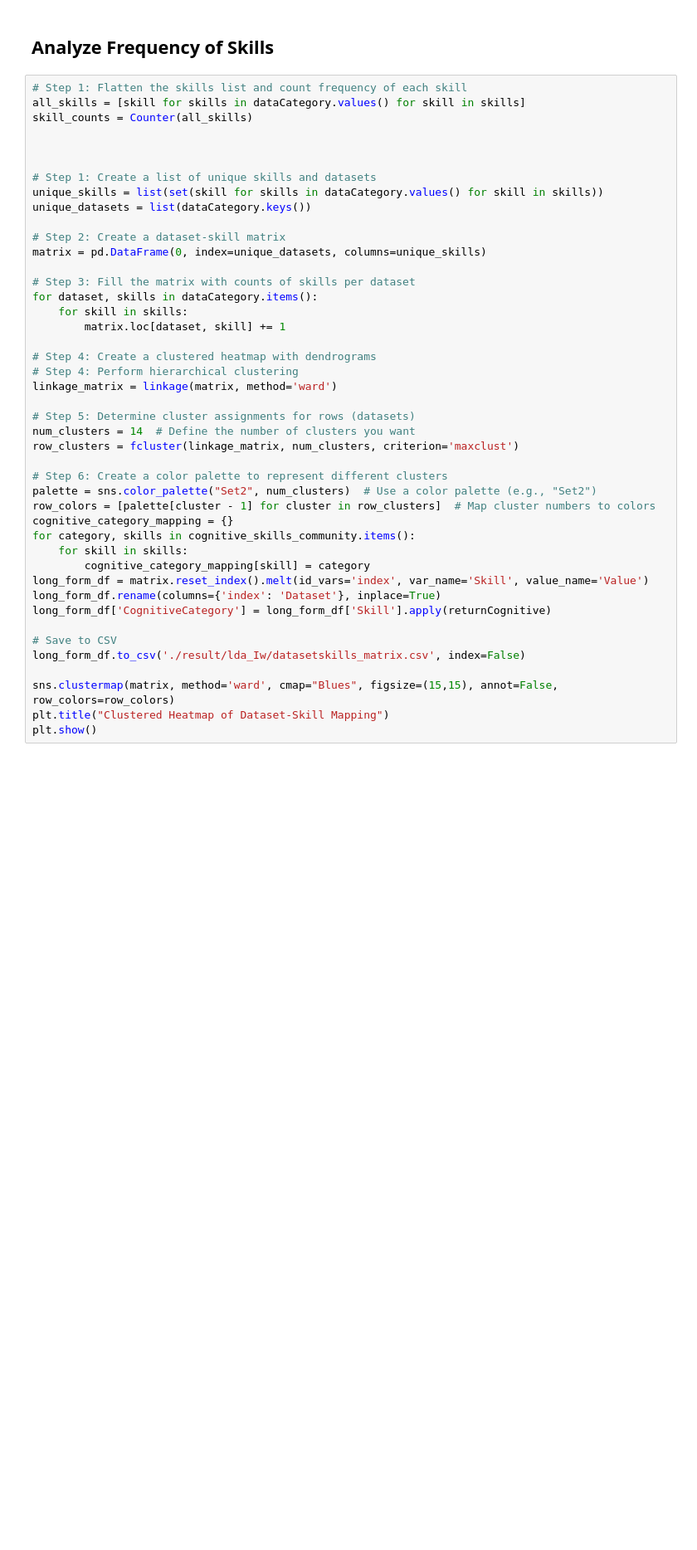
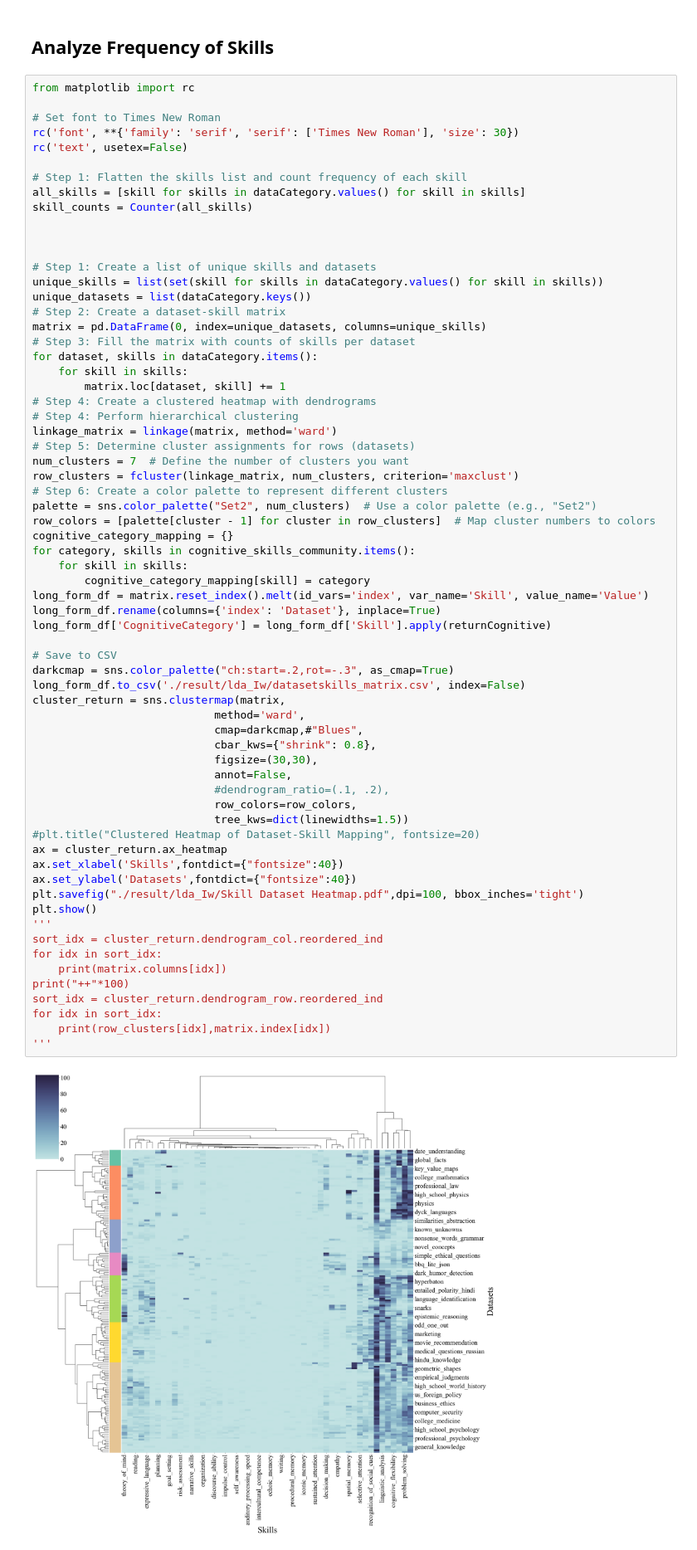
Before and after one commit to KBhandari11/LLMNeuron, a Jupyter notebook: Skills_Analysis_Importance_Analysis.ipynb, the cells around one changed output. Shown at 83% size. Drawn from its saved outputs; the diff is of its cells as text; blank space fills up the shorter version.

```diff
--- a/Skills_Analysis_Importance_Analysis.ipynb
+++ b/Skills_Analysis_Importance_Analysis.ipynb
@@ -47,6 +47,12 @@ def returnCognitive(x):
 # %% [markdown]
 ## Analyze Frequency of Skills
 # %%
+from matplotlib import rc
+
+# Set font to Times New Roman
+rc('font', **{'family': 'serif', 'serif': ['Times New Roman'], 'size': 30})
+rc('text', usetex=False)
+
 # Step 1: Flatten the skills list and count frequency of each skill
 all_skills = [skill for skills in dataCategory.values() for skill in skills]
 skill_counts = Counter(all_skills)
@@ -54,42 +60,60 @@ skill_counts = Counter(all_skills)
 
 
 # Step 1: Create a list of unique skills and datasets
 unique_skills = list(set(skill for skills in dataCategory.values() for skill in skills))
 unique_datasets = list(dataCategory.keys())
-
 # Step 2: Create a dataset-skill matrix
 matrix = pd.DataFrame(0, index=unique_datasets, columns=unique_skills)
-
 # Step 3: Fill the matrix with counts of skills per dataset
 for dataset, skills in dataCategory.items():
     for skill in skills:
         matrix.loc[dataset, skill] += 1
-
 # Step 4: Create a clustered heatmap with dendrograms
 # Step 4: Perform hierarchical clustering
 linkage_matrix = linkage(matrix, method='ward')
-
 # Step 5: Determine cluster assignments for rows (datasets)
-num_clusters = 14  # Define the number of clusters you want
+num_clusters = 7  # Define the number of clusters you want
 row_clusters = fcluster(linkage_matrix, num_clusters, criterion='maxclust')
-
 # Step 6: Create a color palette to represent different clusters
 palette = sns.color_palette("Set2", num_clusters)  # Use a color palette (e.g., "Set2")
 row_colors = [palette[cluster - 1] for cluster in row_clusters]  # Map cluster numbers to colors
 cognitive_category_mapping = {}
 for category, skills in cognitive_skills_community.items():
     for skill in skills:
         cognitive_category_mapping[skill] = category
 long_form_df = matrix.reset_index().melt(id_vars='index', var_name='Skill', value_name='Value')
 long_form_df.rename(columns={'index': 'Dataset'}, inplace=True)
 long_form_df['CognitiveCategory'] = long_form_df['Skill'].apply(returnCognitive)
 
 # Save to CSV
+darkcmap = sns.color_palette("ch:start=.2,rot=-.3", as_cmap=True)
 long_form_df.to_csv('./result/lda_Iw/datasetskills_matrix.csv', index=False)
-
-sns.clustermap(matrix, method='ward', cmap="Blues", figsize=(15,15), annot=False,  row_colors=row_colors)
-plt.title("Clustered Heatmap of Dataset-Skill Mapping")
+cluster_return = sns.clustermap(matrix,
+                            method='ward',
+                            cmap=darkcmap,#"Blues",
+                            cbar_kws={"shrink": 0.8},
+                            figsize=(30,30),
+                            annot=False,
+                            #dendrogram_ratio=(.1, .2),
+                            row_colors=row_colors,
+                            tree_kws=dict(linewidths=1.5))
+#plt.title("Clustered Heatmap of Dataset-Skill Mapping", fontsize=20)
+ax = cluster_return.ax_heatmap
+ax.set_xlabel('Skills',fontdict={"fontsize":40})
+ax.set_ylabel('Datasets',fontdict={"fontsize":40})
+plt.savefig("./result/lda_Iw/Skill Dataset Heatmap.pdf",dpi=100, bbox_inches='tight')
 plt.show()
+'''
+sort_idx = cluster_return.dendrogram_col.reordered_ind
+for idx in sort_idx:
+    print(matrix.columns[idx])
+print("++"*100)
+sort_idx = cluster_return.dendrogram_row.reordered_ind
+for idx in sort_idx:
+    print(row_clusters[idx],matrix.index[idx])
+'''
+# %% [output]
+[figure, added]
 # %%
 import matplotlib.pyplot as plt
 import pandas as pd
```
Also changed, not shown: parts of 3 cells of this notebook, 35 other files.
